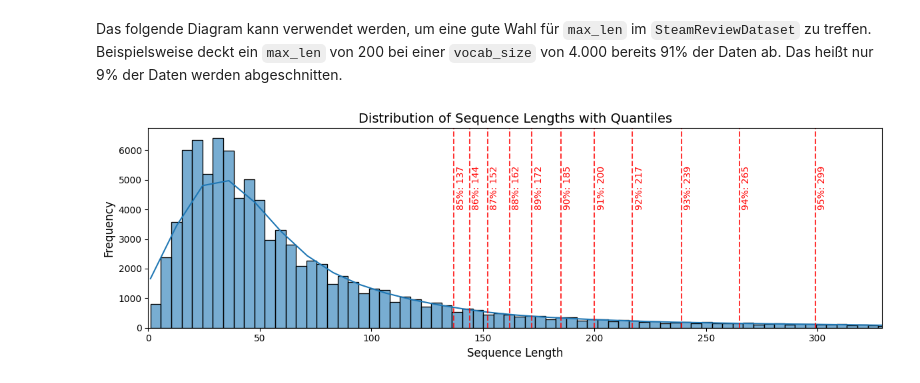
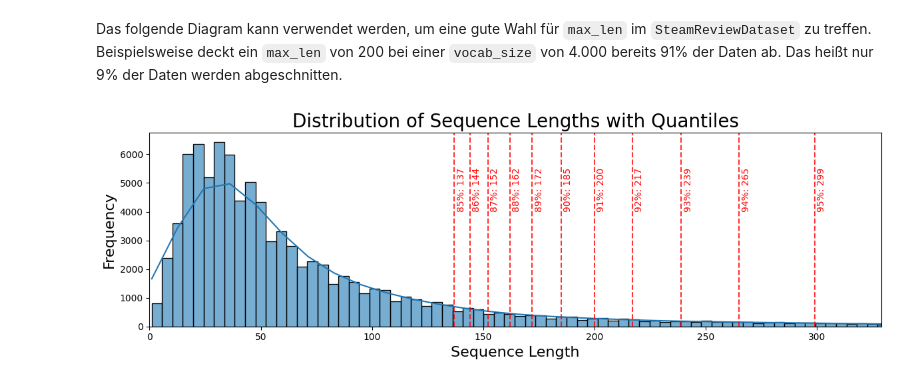
Before and after one commit to nkxxll/ANLP_CA2, a Jupyter notebook: src/subword_tokenizer.ipynb, the cells around one changed output. Cells and saved outputs as stored; diff of their text form; code cells hidden in the pictures.

```diff
--- a/src/subword_tokenizer.ipynb
+++ b/src/subword_tokenizer.ipynb
@@ -167,42 +175,34 @@ Beispielsweise deckt ein `max_len` von 200 bei einer `vocab_size` von 4.000 bere
 # %%
-dataset = SteamReviewDataset(df, sp, padding=False)
-
-# Längen der Token-Sequenzen
-lengths = [len(tokens) for tokens, _ in dataset]
-
-# Berechnung der Quantile
-quantiles = pd.Series(lengths).quantile([x / 100 for x in range(85, 96, 1)])
-
 # Plot
 plt.figure(figsize=(12, 4))
 
 # Limit der x-Achse auf den letzten Quantilwert (mit Puffer)
 plt.xlim(0, quantiles.iloc[-1] * 1.1)
 
 # Histogramm der Sequenzlängen
 sns.histplot(lengths, bins=500, kde=True, alpha=0.6, label="Sequence Lengths")
 
 # Vertikale Linien und Labels für die Quantile
 for q, value in quantiles.items():
     plt.axvline(
         x=value,
         linestyle="--",
         color="red",
         alpha=0.8,
     )
     plt.text(
         x=value + 1,
         y=plt.gca().get_ylim()[1] * 0.6,
         s=f"{int(q * 100)}%: {int(value)}",
         rotation=90,
         color="red",
     )
 
 # Labels und Titel
-plt.title("Distribution of Sequence Lengths with Quantiles", fontsize=14)
-plt.xlabel("Sequence Length", fontsize=12)
-plt.ylabel("Frequency", fontsize=12)
+plt.title("Distribution of Sequence Lengths with Quantiles", fontsize=20)
+plt.xlabel("Sequence Length", fontsize=16)
+plt.ylabel("Frequency", fontsize=16)
 plt.tight_layout()
 plt.show()
 # %% [output]
-[figure, old version]
+[figure, new version]
```
Also changed, not shown: parts of 2 cells of this notebook.
